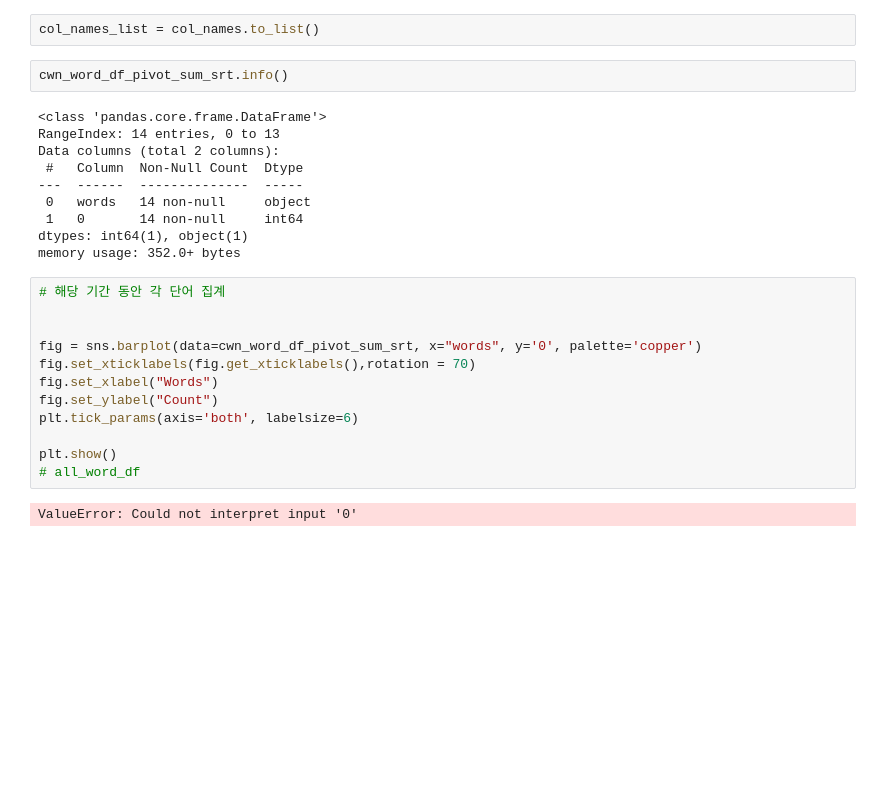
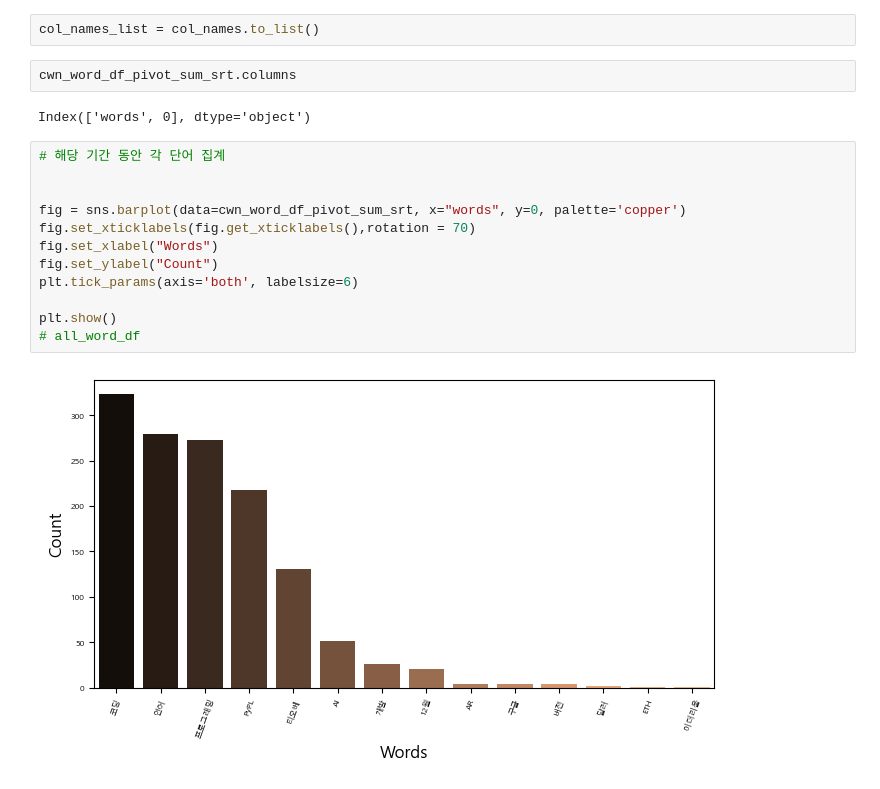
Before and after one commit to lifeandmyth/LearningCrewPrjt, a Jupyter notebook: know_arc_pjt/data_analysis_all.ipynb, the cells around one changed output. Drawn from its saved outputs; the diff is of its cells as text; blank space fills up the shorter version.

```diff
--- a/know_arc_pjt/data_analysis_all.ipynb
+++ b/know_arc_pjt/data_analysis_all.ipynb
@@ -872,28 +872,20 @@ for i in range(len(col_names)-1):
 # %%
 col_names_list = col_names.to_list()
 # %%
-cwn_word_df_pivot_sum_srt.info()
+cwn_word_df_pivot_sum_srt.columns
 # %% [output]
-<class 'pandas.core.frame.DataFrame'>
-RangeIndex: 14 entries, 0 to 13
-Data columns (total 2 columns):
- #   Column  Non-Null Count  Dtype
----  ------  --------------  -----
- 0   words   14 non-null     object
- 1   0       14 non-null     int64
-dtypes: int64(1), object(1)
-memory usage: 352.0+ bytes
+Index(['words', 0], dtype='object')
 # %%
 # 해당 기간 동안 각 단어 집계
 
 
-fig = sns.barplot(data=cwn_word_df_pivot_sum_srt, x="words", y='0', palette='copper')
+fig = sns.barplot(data=cwn_word_df_pivot_sum_srt, x="words", y=0, palette='copper')
 fig.set_xticklabels(fig.get_xticklabels(),rotation = 70)
 fig.set_xlabel("Words")
 fig.set_ylabel("Count")
 plt.tick_params(axis='both', labelsize=6)
 
 plt.show()
 # all_word_df
 # %% [output]
-ValueError: Could not interpret input '0'
+[figure, added]
```
Also changed, not shown: parts of 1 cell of this notebook.
